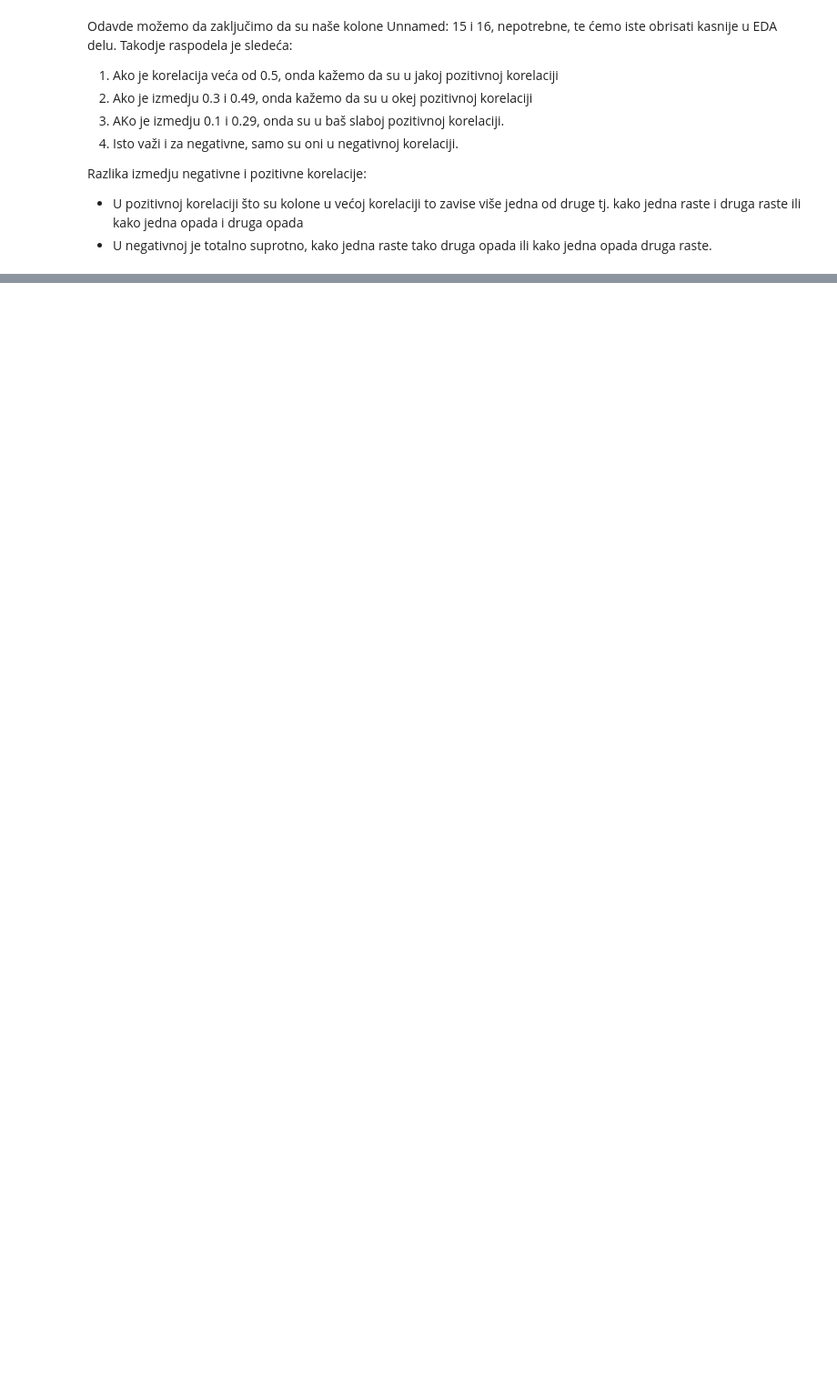
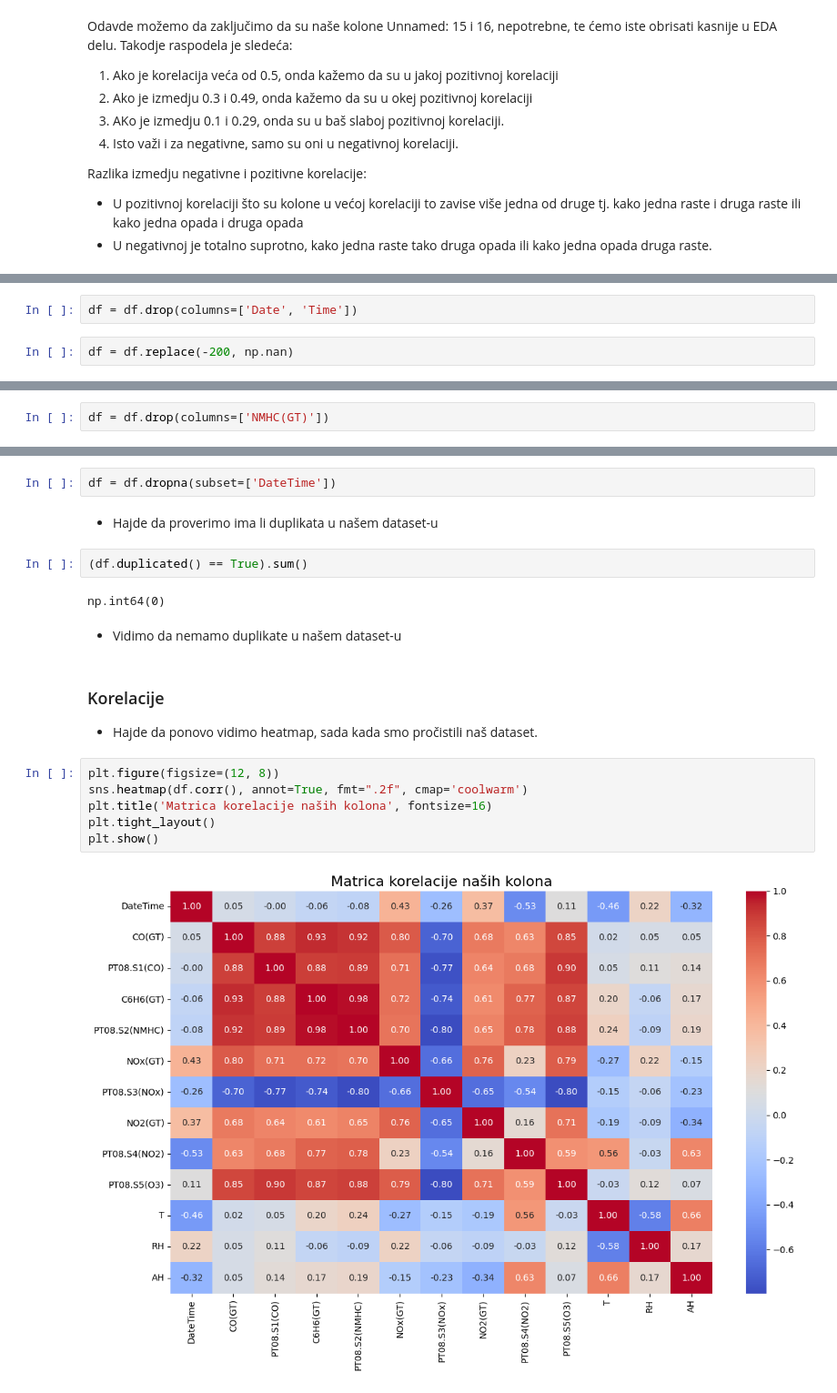
Before and after one commit to mbozinovic7625rn/onp-projekat2025, a Jupyter notebook: mihailo_bozinovic_7625_rn.ipynb, the cells around one changed output, grey strips where cells are left out. Shown at 91% size. Saved outputs shown, nothing was run; the diff lists cells and outputs as text; blank space fills up the shorter version.

```diff
--- a/mihailo_bozinovic_7625_rn.ipynb
+++ b/mihailo_bozinovic_7625_rn.ipynb
@@ -217,0 +274,4 @@ Razlika izmedju negativne i pozitivne korelacije:
+# %%
+df = df.drop(columns=['Date', 'Time'])
+# %%
+df = df.replace(-200, np.nan)
@@ -217,0 +301,2 @@ Razlika izmedju negativne i pozitivne korelacije:
+# %%
+df = df.drop(columns=['NMHC(GT)'])
@@ -217,0 +312,21 @@ Razlika izmedju negativne i pozitivne korelacije:
+# %%
+df = df.dropna(subset=['DateTime'])
+# %% [markdown]
+- Hajde da proverimo ima li duplikata u našem dataset-u
+# %%
+(df.duplicated() == True).sum()
+# %% [output]
+np.int64(0)
+# %% [markdown]
+- Vidimo da nemamo duplikate u našem dataset-u
+# %% [markdown]
+### Korelacije
+- Hajde da ponovo vidimo heatmap, sada kada smo pročistili naš dataset.
+# %%
+plt.figure(figsize=(12, 8))
+sns.heatmap(df.corr(), annot=True, fmt=".2f", cmap='coolwarm')
+plt.title('Matrica korelacije naših kolona', fontsize=16)
+plt.tight_layout()
+plt.show()
+# %% [output]
+[figure, added]
```
Also changed, not shown: parts of 25 cells of this notebook, 1 other file.
